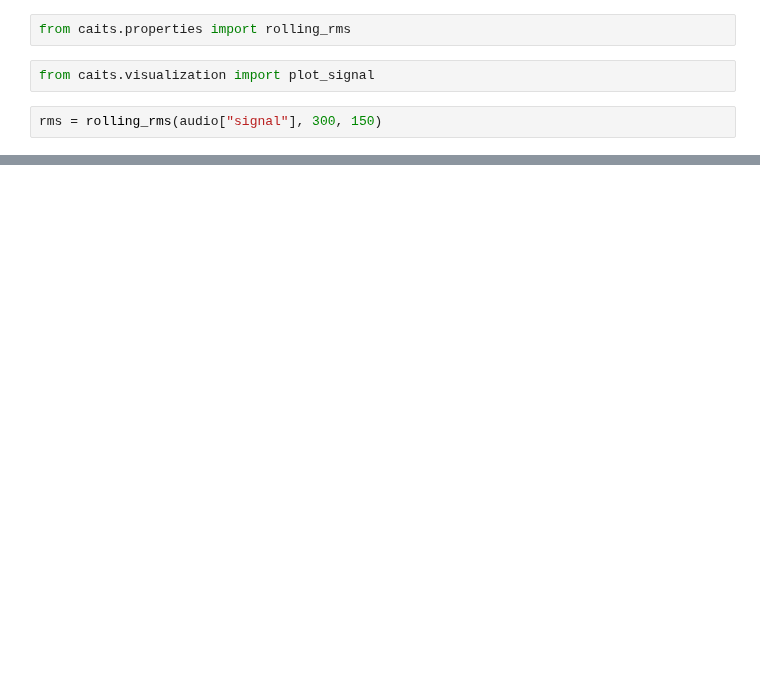
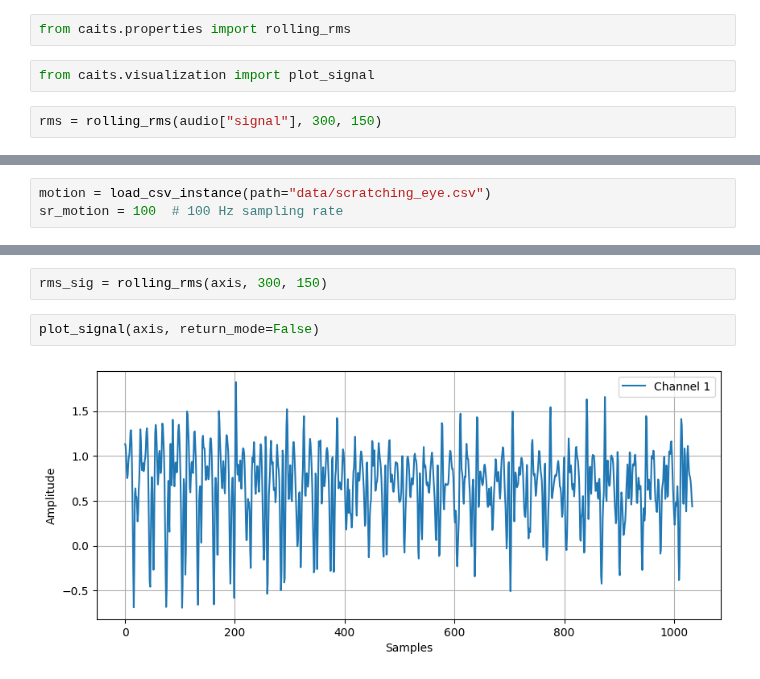
Before and after one commit to AIoT-Group-UoP/crossai-ts, a Jupyter notebook: examples/signal_properties_rolling_rms.ipynb, the cells around one changed output, grey strips where cells are left out. Saved outputs shown, nothing was run; the diff lists cells and outputs as text; blank space fills up the shorter version.

```diff
--- a/examples/signal_properties_rolling_rms.ipynb
+++ b/examples/signal_properties_rolling_rms.ipynb
@@ -26,0 +32,3 @@ plot_signal(rms, return_mode=False)
+# %%
+motion = load_csv_instance(path="data/scratching_eye.csv")
+sr_motion = 100  # 100 Hz sampling rate
@@ -26,0 +53,6 @@ plot_signal(rms, return_mode=False)
+# %%
+rms_sig = rolling_rms(axis, 300, 150)
+# %%
+plot_signal(axis, return_mode=False)
+# %% [output]
+[figure, added]
```
Also changed, not shown: parts of 11 cells of this notebook, 2 other files.
